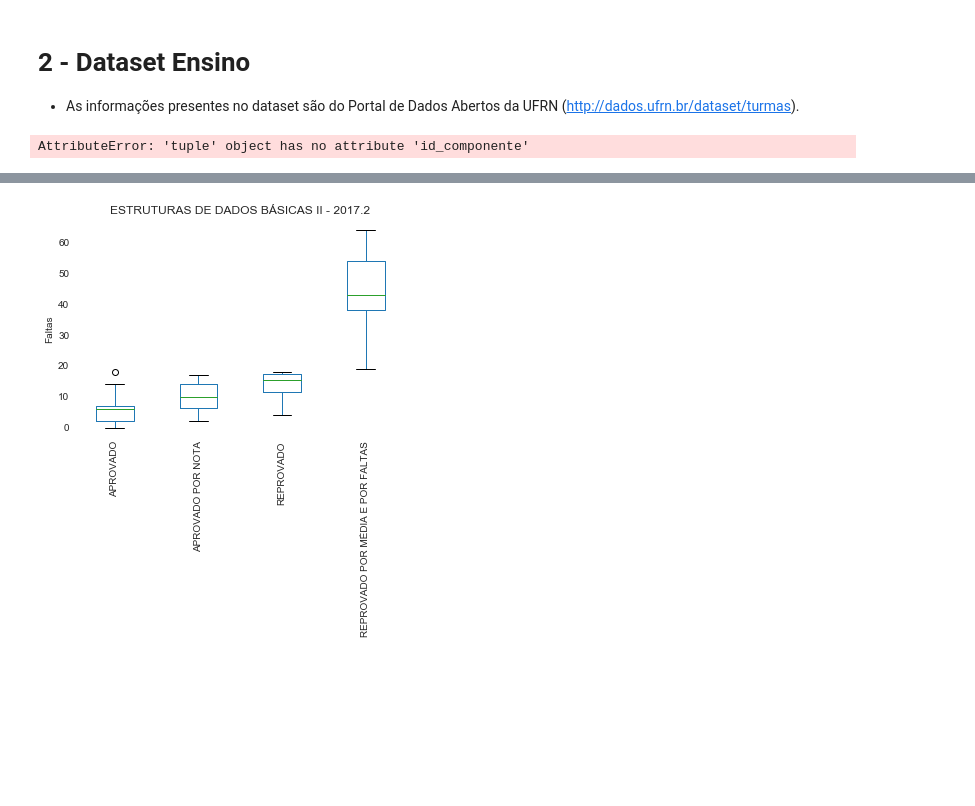
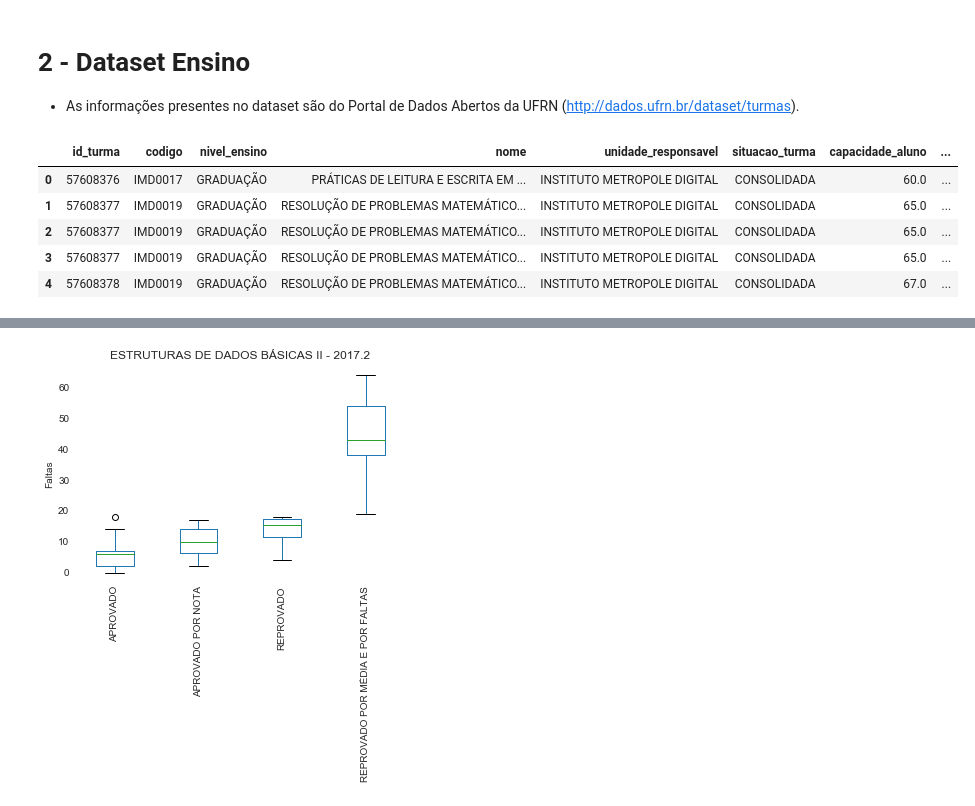
Before and after one commit to GildoAugu/trabalho_probabilidade, a Jupyter notebook: Estudo_Faltas_2.ipynb, the cells around one changed output, grey strips where cells are left out. Saved outputs shown, nothing was run; the diff lists cells and outputs as text; code cells hidden in the pictures; blank space fills up the shorter version.

Commit message:
Deixando o head de alguns dataframes expostos

```diff
--- a/Estudo_Faltas_2.ipynb
+++ b/Estudo_Faltas_2.ipynb
@@ -93,19 +93,25 @@ disciplinas = disciplinas[~disciplinas.id_componente.duplicated()]
 
 # Pegando apenas as disciplinas do IMD
 disciplinas = disciplinas[disciplinas.unidade_responsavel == 'INSTITUTO METROPOLE DIGITAL']
-disciplinas.head()
-# %% [output]
-AttributeError: 'tuple' object has no attribute 'id_componente'
 # %%
 # Fazendo um merge entre o dataframe turmas e disciplinas utilizando como base a coluna id_componente
 # https://pandas.pydata.org/pandas-docs/stable/merging.html
 colunas = ["id_turma","codigo","nivel_ensino","nome","unidade_responsavel",
           "situacao_turma","capacidade_aluno","descricao_horario", "ano", "periodo"]
 
 # Merge os dois dataframes utilizando como base a coluna id_componente.
 disciplinas_turma_2017_2 = pd.merge(turmas_2017_2, disciplinas, on='id_componente')[colunas]
 disciplinas_turma_2017_1 = pd.merge(turmas_2017_1, disciplinas, on='id_componente')[colunas]
 disciplinas_turma_2016_1 = pd.merge(turmas_2016_1, disciplinas, on='id_componente')[colunas]
+
+disciplinas_turma_2017_2.head()
+# %% [output]
+|  | id_turma | codigo | nivel_ensino | nome | unidade_responsavel | situacao_turma | capacidade_aluno | ... |
+| 0 | 57608376 | IMD0017 | GRADUAÇÃO | PRÁTICAS DE LEITURA E ESCRITA EM ... | INSTITUTO METROPOLE DIGITAL | CONSOLIDADA | 60.0 | ... |
+| 1 | 57608377 | IMD0019 | GRADUAÇÃO | RESOLUÇÃO DE PROBLEMAS MATEMÁTICO... | INSTITUTO METROPOLE DIGITAL | CONSOLIDADA | 65.0 | ... |
+| 2 | 57608377 | IMD0019 | GRADUAÇÃO | RESOLUÇÃO DE PROBLEMAS MATEMÁTICO... | INSTITUTO METROPOLE DIGITAL | CONSOLIDADA | 65.0 | ... |
+| 3 | 57608377 | IMD0019 | GRADUAÇÃO | RESOLUÇÃO DE PROBLEMAS MATEMÁTICO... | INSTITUTO METROPOLE DIGITAL | CONSOLIDADA | 65.0 | ... |
+| 4 | 57608378 | IMD0019 | GRADUAÇÃO | RESOLUÇÃO DE PROBLEMAS MATEMÁTICO... | INSTITUTO METROPOLE DIGITAL | CONSOLIDADA | 67.0 | ... |
 # %%
 colunas_relevantes = ["id_turma", "codigo", "nome", "descricao_horario", "ano",
                       "periodo", "media_final", "numero_total_faltas", "descricao", "discente"]
```
